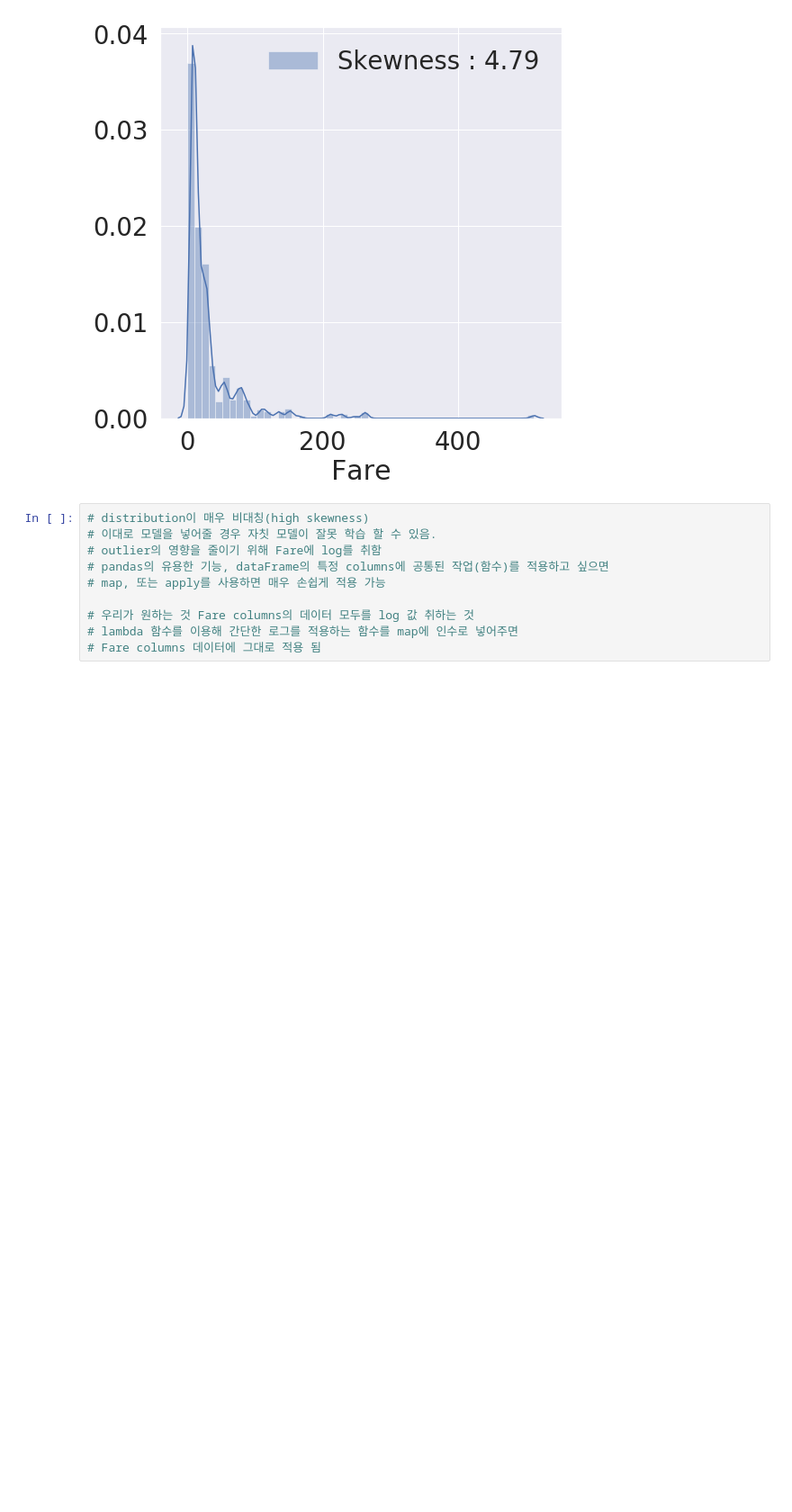
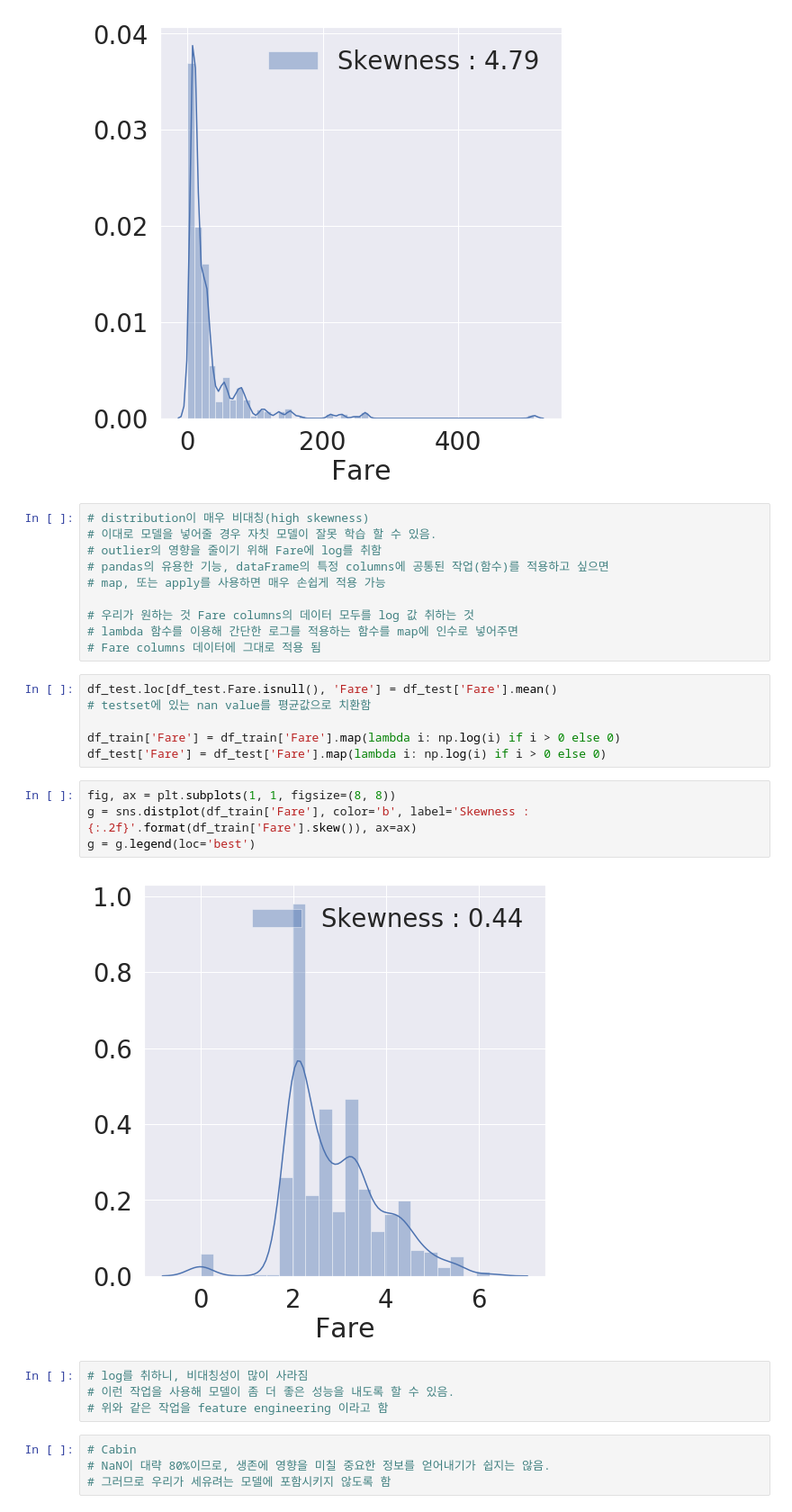
Before and after one commit to jihyunjeongme/data-analysis-kaggle, a Jupyter notebook: [Kaggle_Titanic]_EDA_To_prediction(DieTanic).ipynb, the cells around one changed output. Shown: that part at 90% size. Saved outputs shown, nothing was run; the diff lists cells and outputs as text; blank space fills up the shorter version.

```diff
--- a/[Kaggle_Titanic]_EDA_To_prediction(DieTanic).ipynb
+++ b/[Kaggle_Titanic]_EDA_To_prediction(DieTanic).ipynb
@@ -373,3 +373,23 @@ g = g.legend(loc='best')
 # 우리가 원하는 것 Fare columns의 데이터 모두를 log 값 취하는 것
 # lambda 함수를 이용해 간단한 로그를 적용하는 함수를 map에 인수로 넣어주면
 # Fare columns 데이터에 그대로 적용 됨
+# %%
+df_test.loc[df_test.Fare.isnull(), 'Fare'] = df_test['Fare'].mean()
+# testset에 있는 nan value를 평균값으로 치환함
+
+df_train['Fare'] = df_train['Fare'].map(lambda i: np.log(i) if i > 0 else 0)
+df_test['Fare'] = df_test['Fare'].map(lambda i: np.log(i) if i > 0 else 0)
+# %%
+fig, ax = plt.subplots(1, 1, figsize=(8, 8))
+g = sns.distplot(df_train['Fare'], color='b', label='Skewness : {:.2f}'.format(df_train['Fare'].skew()), ax=ax)
+g = g.legend(loc='best')
+# %% [output]
+[figure, added]
+# %%
+# log를 취하니, 비대칭성이 많이 사라짐
+# 이런 작업을 사용해 모델이 좀 더 좋은 성능을 내도록 할 수 있음.
+# 위와 같은 작업을 feature engineering 이라고 함
+# %%
+# Cabin
+# NaN이 대략 80%이므로, 생존에 영향을 미칠 중요한 정보를 얻어내기가 쉽지는 않음.
+# 그러므로 우리가 세유려는 모델에 포함시키지 않도록 함
```
Also changed, not shown: parts of 3 cells of this notebook.
